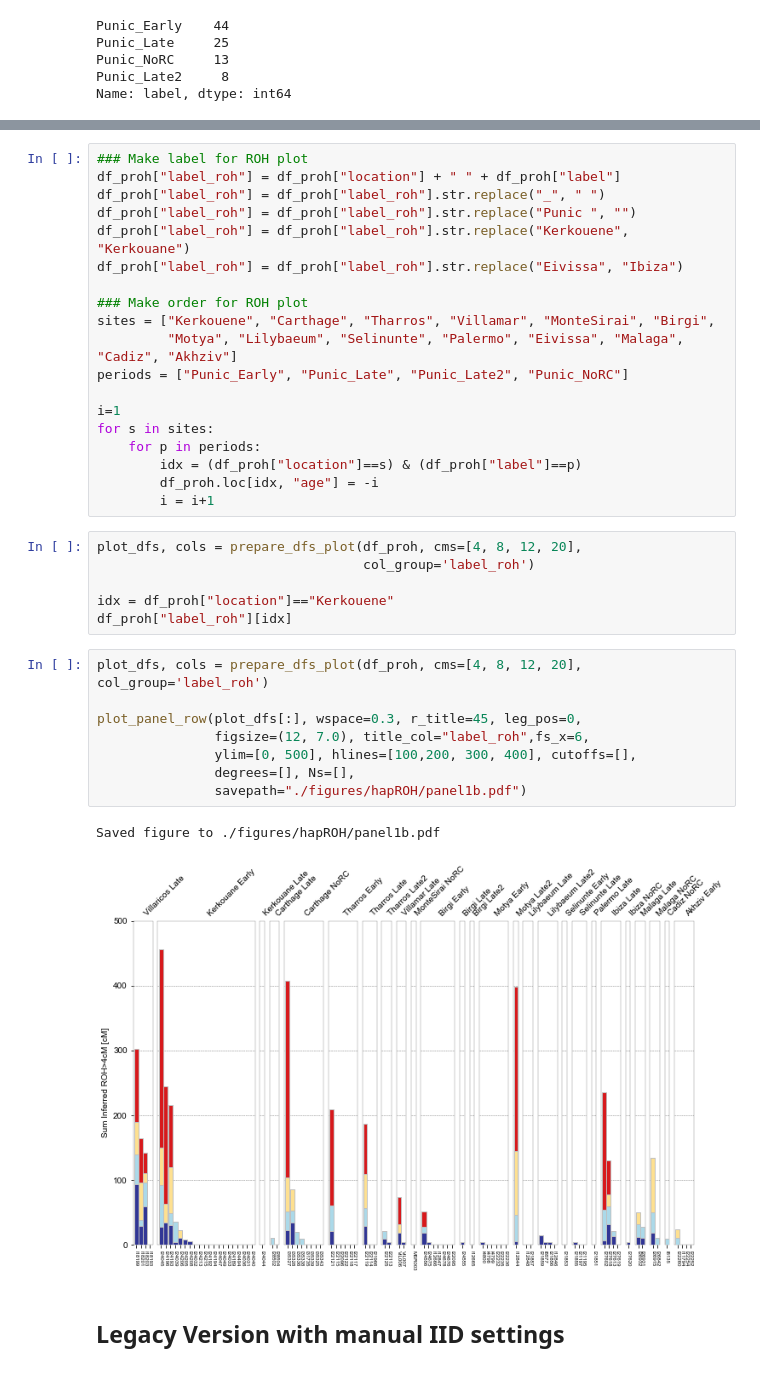
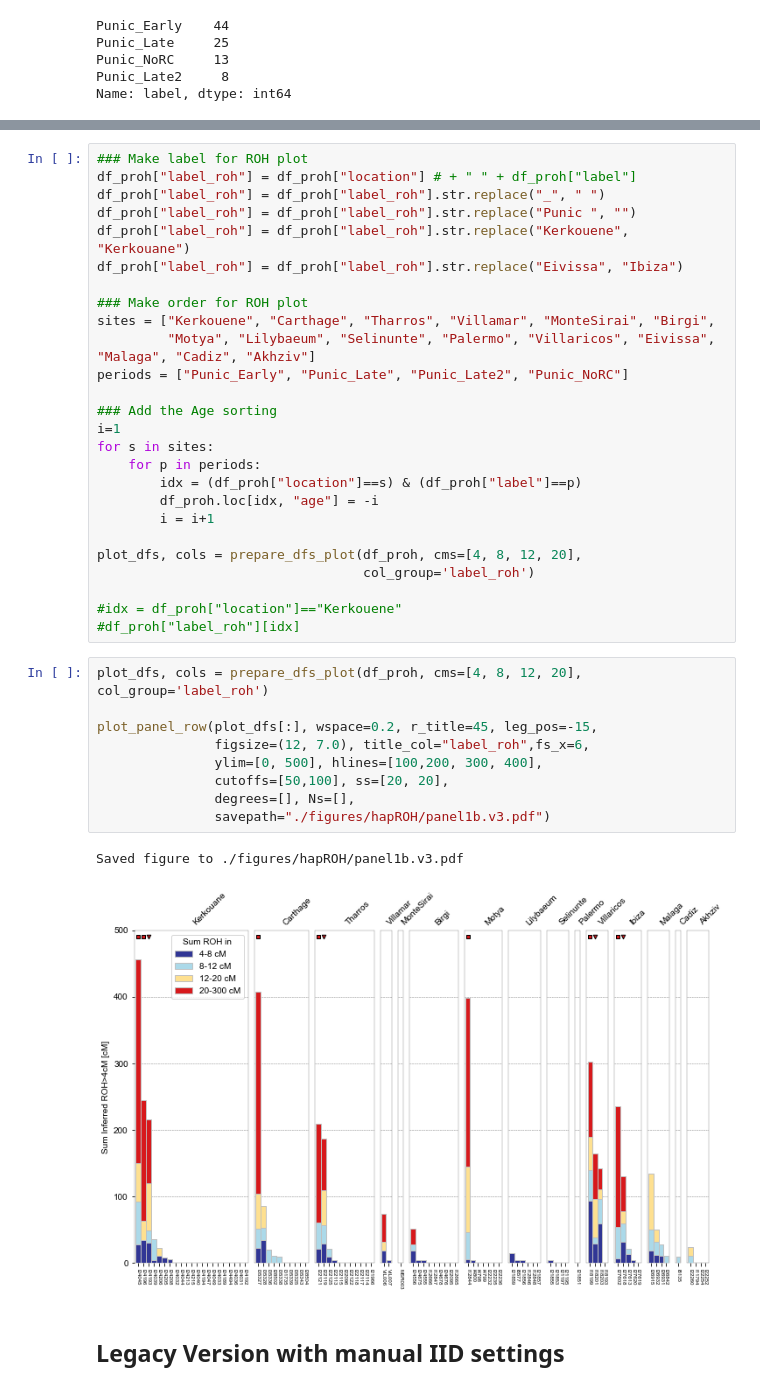
Before and after one commit to hringbauer/punic_aDNA, a Jupyter notebook: notebooks/figs/plot_roh_paper.ipynb, the cells around one changed output, grey strips where cells are left out. Cells and saved outputs as stored; diff of their text form.

```diff
--- a/notebooks/figs/plot_roh_paper.ipynb
+++ b/notebooks/figs/plot_roh_paper.ipynb
@@ -204,6 +150,6 @@ Name: location, dtype: int64
 # %%
 ### Make label for ROH plot
-df_proh["label_roh"] = df_proh["location"] + " " + df_proh["label"]
+df_proh["label_roh"] = df_proh["location"] # + " " + df_proh["label"]
 df_proh["label_roh"] = df_proh["label_roh"].str.replace("_", " ")
 df_proh["label_roh"] = df_proh["label_roh"].str.replace("Punic ", "")
 df_proh["label_roh"] = df_proh["label_roh"].str.replace("Kerkouene", "Kerkouane")
@@ -211,32 +157,34 @@ df_proh["label_roh"] = df_proh["label_roh"].str.replace("Eivissa", "Ibiza")
 
 ### Make order for ROH plot
 sites = ["Kerkouene", "Carthage", "Tharros", "Villamar", "MonteSirai", "Birgi",
-         "Motya", "Lilybaeum", "Selinunte", "Palermo", "Eivissa", "Malaga", "Cadiz", "Akhziv"]
+         "Motya", "Lilybaeum", "Selinunte", "Palermo", "Villaricos", "Eivissa", "Malaga", "Cadiz", "Akhziv"]
 periods = ["Punic_Early", "Punic_Late", "Punic_Late2", "Punic_NoRC"]
 
+### Add the Age sorting
 i=1
 for s in sites:
     for p in periods:
         idx = (df_proh["location"]==s) & (df_proh["label"]==p)
         df_proh.loc[idx, "age"] = -i
         i = i+1
+
+plot_dfs, cols = prepare_dfs_plot(df_proh, cms=[4, 8, 12, 20],
+                                  col_group='label_roh')
+
+#idx = df_proh["location"]=="Kerkouene"
+#df_proh["label_roh"][idx]
-# %%
-plot_dfs, cols = prepare_dfs_plot(df_proh, cms=[4, 8, 12, 20],
-                                  col_group='label_roh')
-
-idx = df_proh["location"]=="Kerkouene"
-df_proh["label_roh"][idx]
 # %%
 plot_dfs, cols = prepare_dfs_plot(df_proh, cms=[4, 8, 12, 20],  col_group='label_roh')
 
-plot_panel_row(plot_dfs[:], wspace=0.3, r_title=45, leg_pos=0,
+plot_panel_row(plot_dfs[:], wspace=0.2, r_title=45, leg_pos=-15,
                figsize=(12, 7.0), title_col="label_roh",fs_x=6,
-               ylim=[0, 500], hlines=[100,200, 300, 400], cutoffs=[],
+               ylim=[0, 500], hlines=[100,200, 300, 400],
+               cutoffs=[50,100], ss=[20, 20],
                degrees=[], Ns=[],
-               savepath="./figures/hapROH/panel1b.pdf")
+               savepath="./figures/hapROH/panel1b.v3.pdf")
 # %% [output]
-Saved figure to ./figures/hapROH/panel1b.pdf
+Saved figure to ./figures/hapROH/panel1b.v3.pdf
-[figure, old version]
+[figure, new version]
 # %% [markdown]
 ## Legacy Version with manual IID settings
 # %%
```
Also changed, not shown: parts of 6 cells of this notebook, 2 other files.
